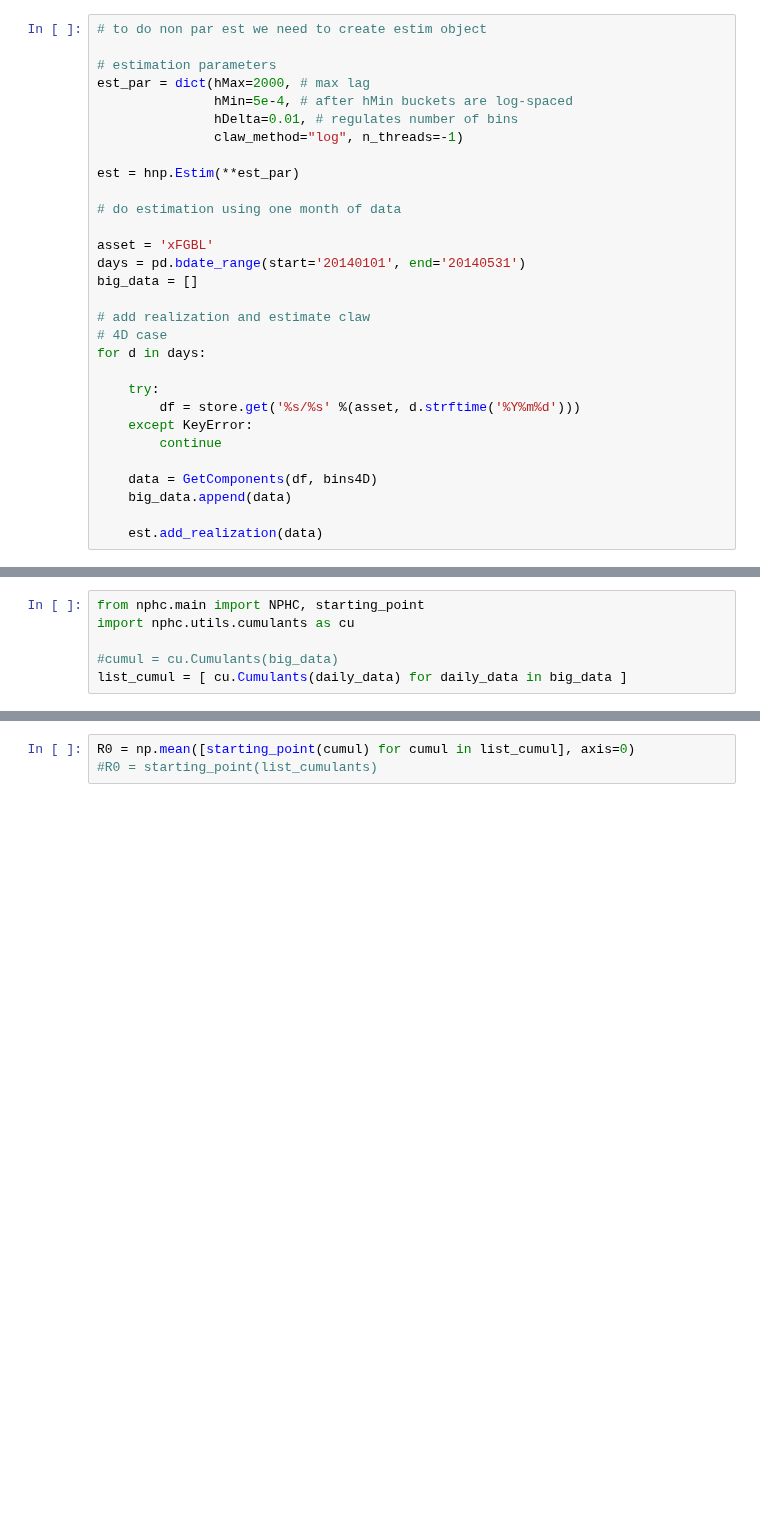
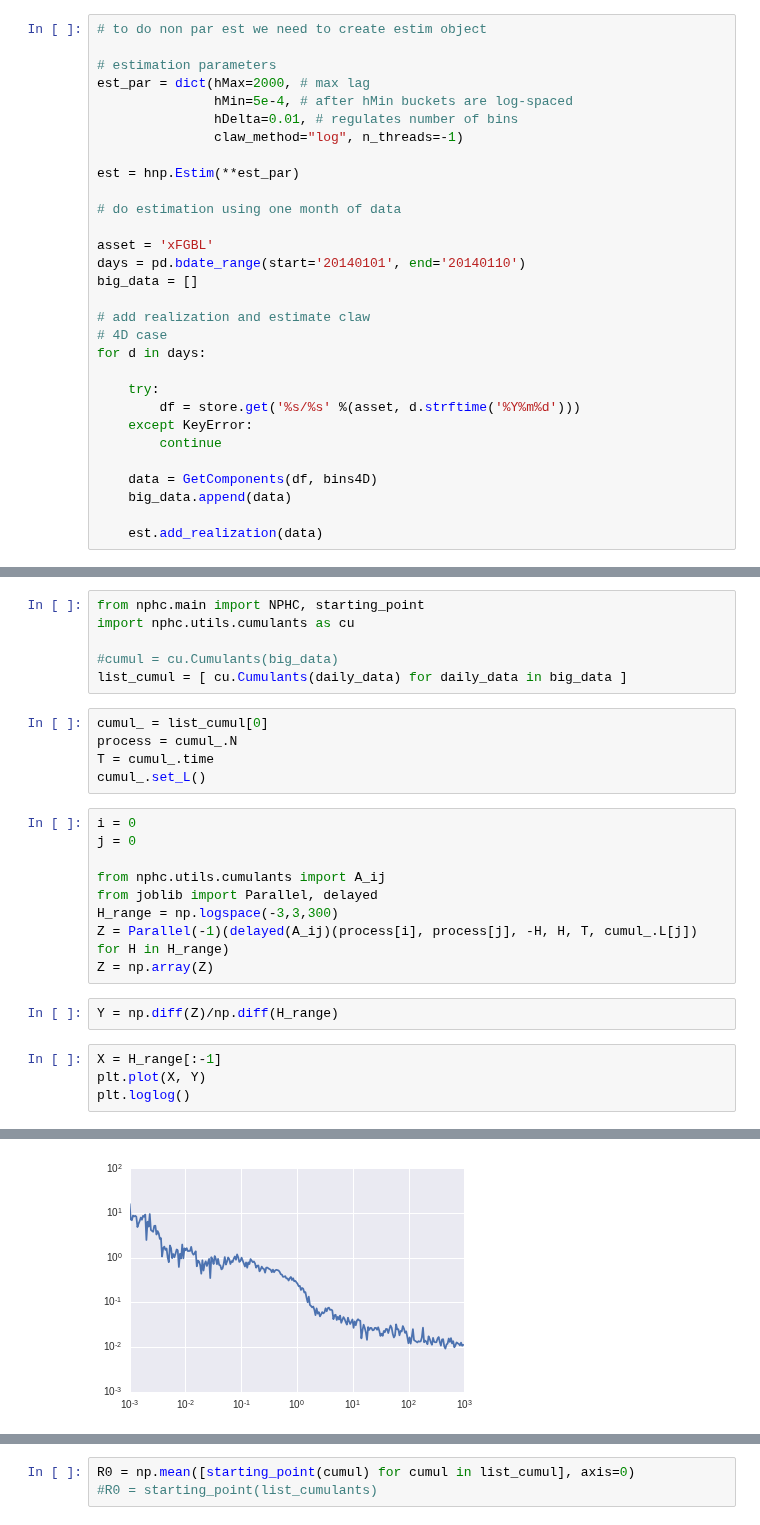
Before and after one commit to achab/nphc, a Jupyter notebook: notebooks/NonParamKernelEstimation_HFData.ipynb, the cells around one changed output, grey strips where cells are left out. Cells and saved outputs as stored; diff of their text form; blank space fills up the shorter version.

```diff
--- a/notebooks/NonParamKernelEstimation_HFData.ipynb
+++ b/notebooks/NonParamKernelEstimation_HFData.ipynb
@@ -64,7 +64,7 @@ est = hnp.Estim(**est_par)
 # do estimation using one month of data
 
 asset = 'xFGBL'
-days = pd.bdate_range(start='20140101', end='20140531')
+days = pd.bdate_range(start='20140101', end='20140110')
 big_data = []
 
 # add realization and estimate claw
@@ -117,3 +128,24 @@ import nphc.utils.cumulants as cu
 
 #cumul = cu.Cumulants(big_data)
 list_cumul = [ cu.Cumulants(daily_data) for daily_data in big_data ]
+# %%
+cumul_ = list_cumul[0]
+process = cumul_.N
+T = cumul_.time
+cumul_.set_L()
+# %%
+i = 0
+j = 0
+
+from nphc.utils.cumulants import A_ij
+from joblib import Parallel, delayed
+H_range = np.logspace(-3,3,300)
+Z = Parallel(-1)(delayed(A_ij)(process[i], process[j], -H, H, T, cumul_.L[j]) for H in H_range)
+Z = np.array(Z)
+# %%
+Y = np.diff(Z)/np.diff(H_range)
+# %%
+X = H_range[:-1]
+plt.plot(X, Y)
+plt.loglog()
+# %% [output]
@@ -119,0 +153 @@ list_cumul = [ cu.Cumulants(daily_data) for daily_data in big_data ]
+[figure, added]
```
Also changed, not shown: parts of 13 cells of this notebook.
